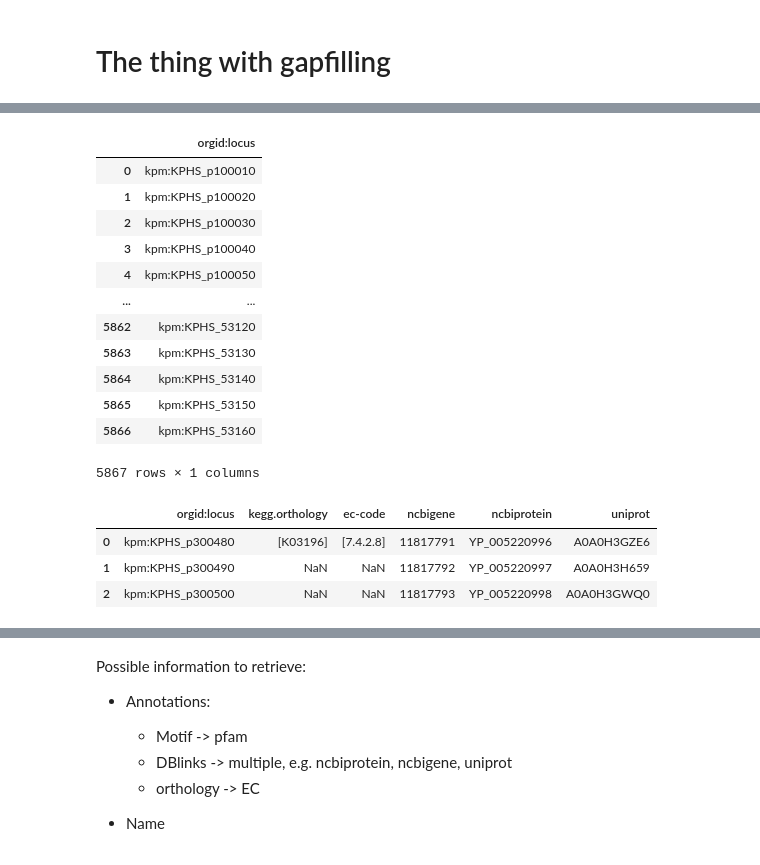
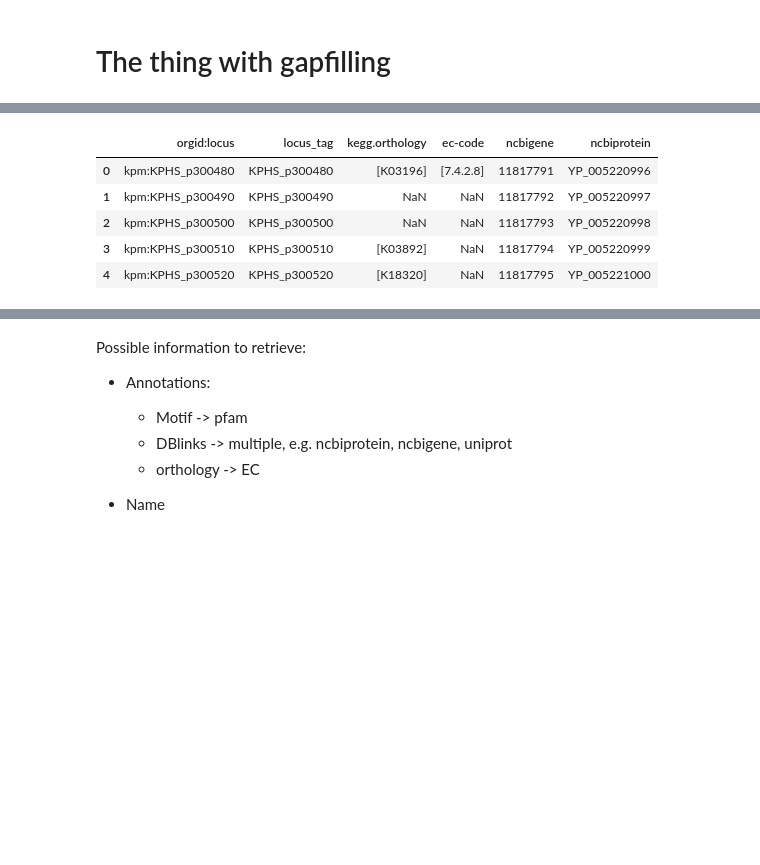
Before and after one commit to draeger-lab/refinegems, a Jupyter notebook: dev/CB_under_construction.ipynb, the cells around one changed output, grey strips where cells are left out. Saved outputs shown, nothing was run; the diff lists cells and outputs as text; code cells hidden in the pictures; blank space fills up the shorter version.

```diff
--- a/dev/CB_under_construction.ipynb
+++ b/dev/CB_under_construction.ipynb
@@ -413,16 +429,12 @@ gene_table.columns = ['orgid:locus','CDS','position','protein']
+# %%
+kpf = KEGGapFiller('kpm')
+gene_table = kpf.get_missing_genes(model)
 # %%
-gene_table[['orgid:locus']]
+gene_table
 # %% [output]
-|  | orgid:locus |
-| 0 | kpm:KPHS_p100010 |
-| 1 | kpm:KPHS_p100020 |
-| 2 | kpm:KPHS_p100030 |
-| 3 | kpm:KPHS_p100040 |
-| 4 | kpm:KPHS_p100050 |
-| ... | ... |
-| 5862 | kpm:KPHS_53120 |
-| 5863 | kpm:KPHS_53130 |
-| 5864 | kpm:KPHS_53140 |
-| 5865 | kpm:KPHS_53150 |
-| 5866 | kpm:KPHS_53160 |
+|  | orgid:locus | locus_tag | kegg.orthology | ec-code | ncbigene | ncbiprotein |
+| 0 | kpm:KPHS_p300480 | KPHS_p300480 | [K03196] | [7.4.2.8] | 11817791 | YP_005220996 |
+| 1 | kpm:KPHS_p300490 | KPHS_p300490 | NaN | NaN | 11817792 | YP_005220997 |
+| 2 | kpm:KPHS_p300500 | KPHS_p300500 | NaN | NaN | 11817793 | YP_005220998 |
+| 3 | kpm:KPHS_p300510 | KPHS_p300510 | [K03892] | NaN | 11817794 | YP_005220999 |
+| 4 | kpm:KPHS_p300520 | KPHS_p300520 | [K18320] | NaN | 11817795 | YP_005221000 |
-5867 rows × 1 columns
@@ -460,7 +440,0 @@ def parse_KEGG_gene(locus_tag):
-# %%
-pd.DataFrame.from_dict(list(testset.apply(parse_KEGG_gene)))
-# %% [output]
-|  | orgid:locus | kegg.orthology | ec-code | ncbigene | ncbiprotein | uniprot |
-| 0 | kpm:KPHS_p300480 | [K03196] | [7.4.2.8] | 11817791 | YP_005220996 | A0A0H3GZE6 |
-| 1 | kpm:KPHS_p300490 | NaN | NaN | 11817792 | YP_005220997 | A0A0H3H659 |
-| 2 | kpm:KPHS_p300500 | NaN | NaN | 11817793 | YP_005220998 | A0A0H3GWQ0 |
```
Also changed, not shown: parts of 18 cells of this notebook, 2 other files.
